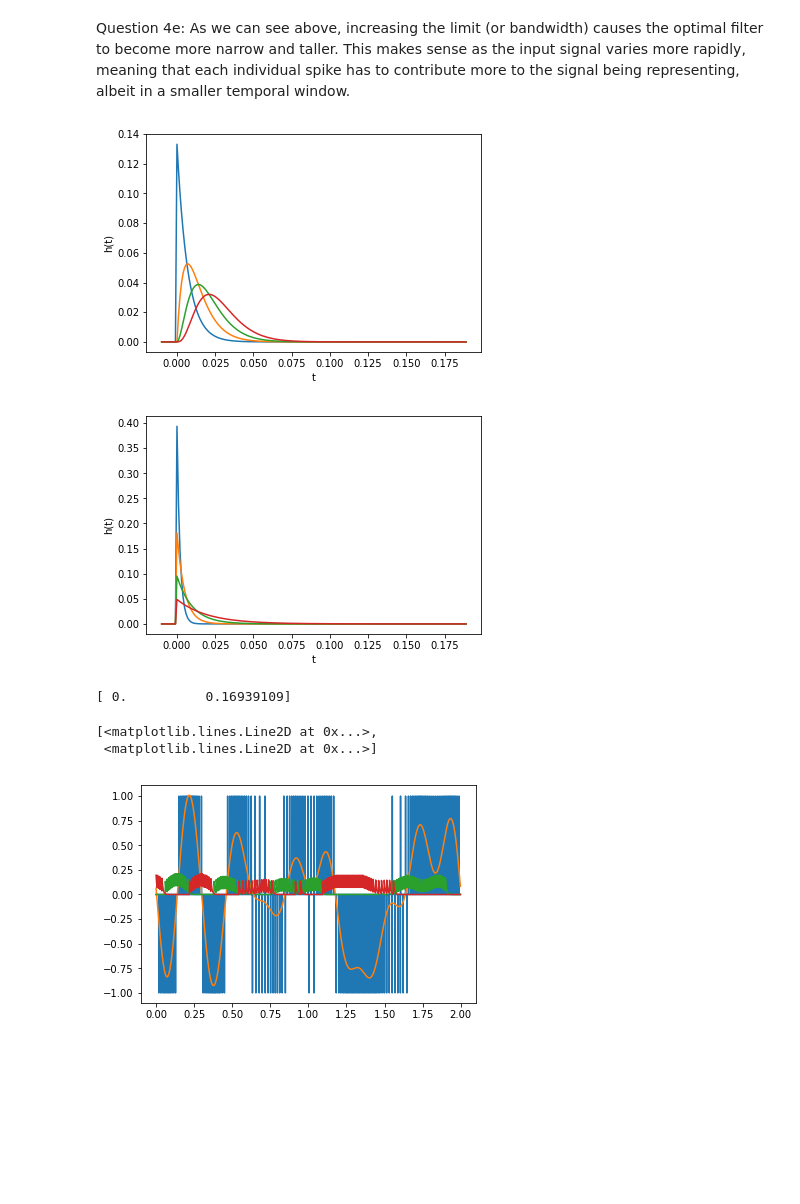
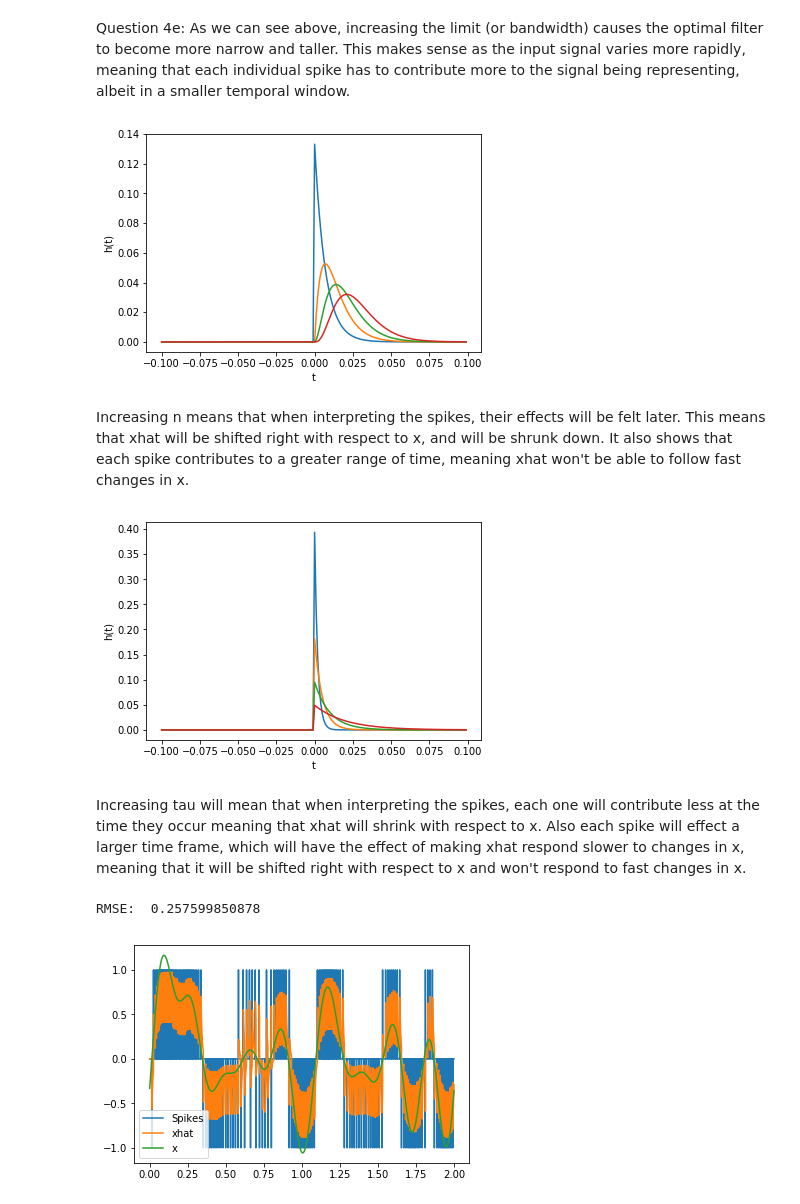
Before and after one commit to parsatorb/SYDE-556, a Jupyter notebook: Spiking Neurons.ipynb, the cells around one changed output. Saved outputs shown, nothing was run; the diff lists cells and outputs as text; code cells hidden in the pictures; blank space fills up the shorter version.

```diff
--- a/Spiking Neurons.ipynb
+++ b/Spiking Neurons.ipynb
@@ -203,7 +203,7 @@ Question 4e: As we can see above, increasing the limit (or bandwidth) causes the
 # %%
 #Question 5a
 def _filter(n, tau):
-    t_h = np.arange(200)*dt-0.01
+    t_h = (np.arange(200)*dt)-0.1
     h = np.power(t_h, n)*np.exp(-t_h/tau)
     h[np.where(t_h<0)]=0
     h = h/norm(h,1)
@@ -220,4 +220,4 @@ question5(n=1, tau = 0.007)
 question5(n=2, tau = 0.007)
 question5(n=3, tau = 0.007)
 # %% [output]
-[figure, old version]
+[figure, new version]
@@ -226,3 +224,5 @@ Increasing n will effect xhat by...
+# %% [markdown]
+Increasing n means that when interpreting the spikes, their effects will be felt later. This means that xhat will be shifted right with respect to x, and will be shrunk down. It also shows that each spike contributes to a greater range of time, meaning xhat won't be able to follow fast changes in x.
 # %%
 #Question 5b
 question5(n=0, tau = 0.002)
@@ -230,4 +230,4 @@ question5(n=0, tau = 0.005)
 question5(n=0, tau = 0.01)
 question5(n=0, tau = 0.02)
 # %% [output]
-[figure, old version]
+[figure, new version]
@@ -236,22 +234,24 @@ Increasing tau will effect xhat by...
+# %% [markdown]
+Increasing tau will mean that when interpreting the spikes, each one will contribute less at the time they occur meaning that xhat will shrink with respect to x. Also each spike will effect a larger time frame, which will have the effect of making xhat respond slower to changes in x, meaning that it will be shifted right with respect to x and won't respond to fast changes in x.
 # %%
 #Question 5c
 t_h, h = _filter(n=0, tau=0.007)
 u, x = xt
 r = spikez[0] - spikez[1]
 
 fspikes1 = np.convolve(spikez[0], h, mode='same')
 fspikes2 = np.convolve(spikez[1], h, mode='same')
-A = np.array([fspikes1, fspikes2]).T
+A = np.array([fspikes1, fspikes2]).transpose()
 
-# A = np.convolve(r, h, "same")
-plot(u, r)
-plot(u, x)
-print( A[1, :] )
 d = BaseNeuron.decode(A, x)
 xhat = np.dot(A, d)
-plot(u, A)
+plot(u, r, label="Spikes")
+plot(u, xhat, label="xhat")
+plot(u, x, label="x")
+legend()
+
+rmse = np.sqrt(np.mean(np.power(x-xhat, 2)))
+print("RMSE: ", rmse.real)
 # %% [output]
-[ 0.          0.16939109]
+RMSE:  0.257599850878
-[<matplotlib.lines.Line2D at 0x...>,
- <matplotlib.lines.Line2D at 0x...>]
-[figure, old version]
+[figure, new version]
```
Also changed, not shown: parts of 14 cells of this notebook.
